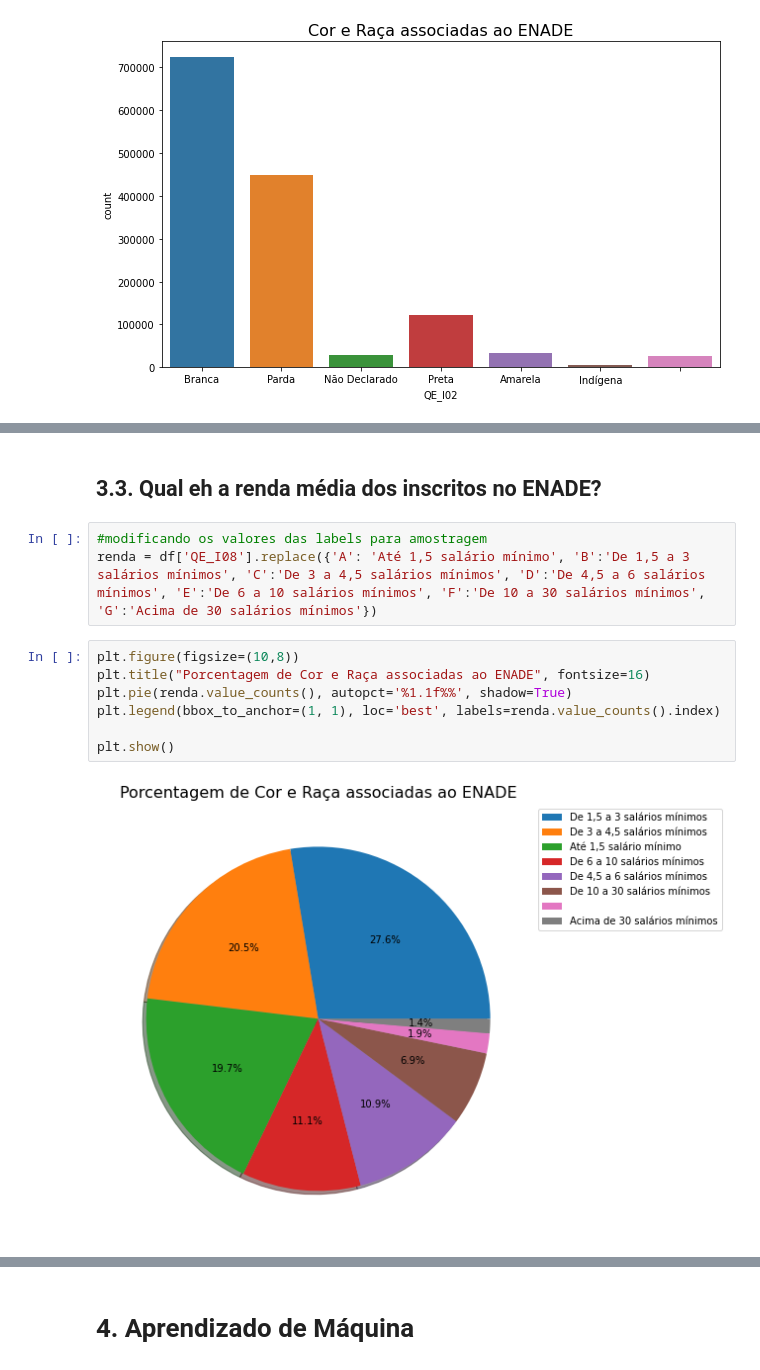
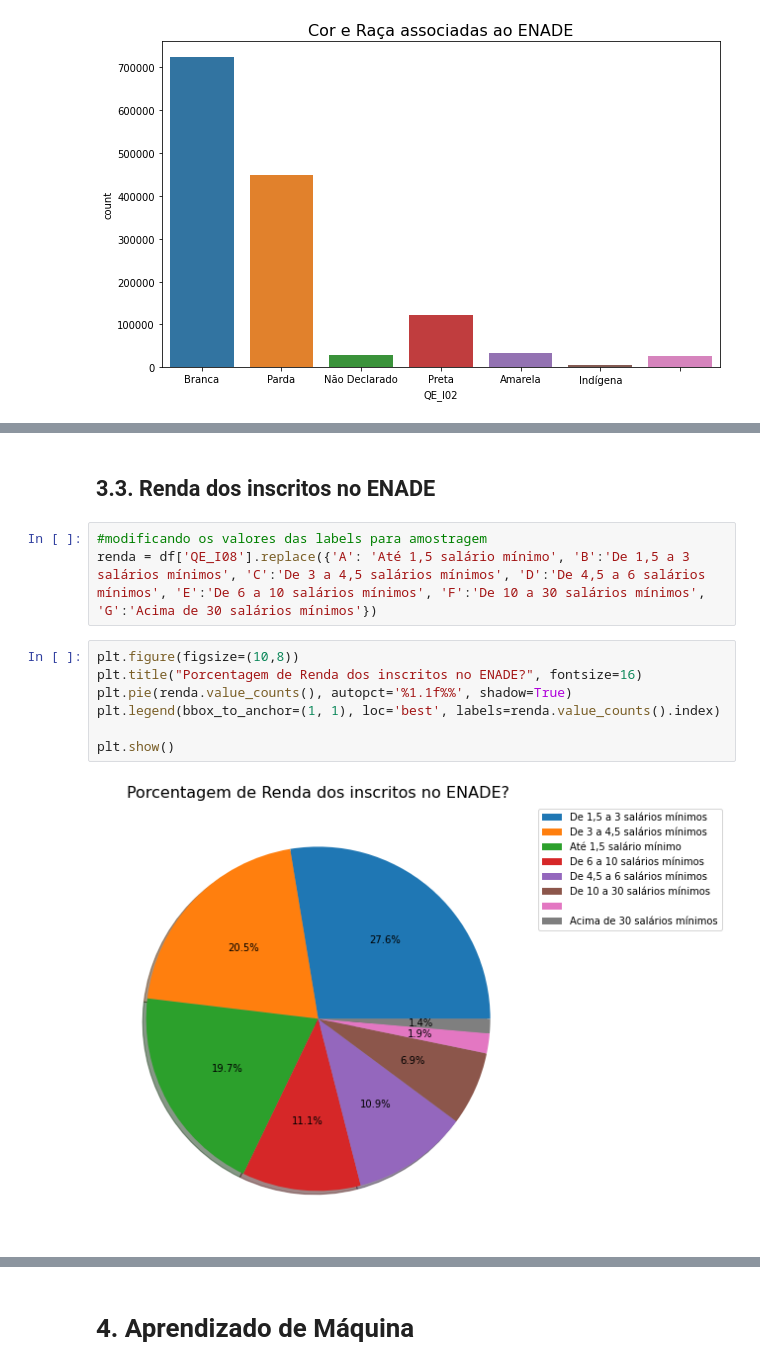
Before and after one commit to MelissapG/data-warehouse, a Jupyter notebook: prova-individual/DW-Prova_Individual.ipynb, the cells around one changed output, grey strips where cells are left out. Saved outputs shown, nothing was run; the diff lists cells and outputs as text.

```diff
--- a/prova-individual/DW-Prova_Individual.ipynb
+++ b/prova-individual/DW-Prova_Individual.ipynb
@@ -202,14 +203,14 @@ plt.show()
 # %% [markdown]
-## 3.3. Qual eh a renda média dos inscritos no ENADE?
+## 3.3. Renda dos inscritos no ENADE
 # %%
 #modificando os valores das labels para amostragem
 renda = df['QE_I08'].replace({'A': 'Até 1,5 salário mínimo', 'B':'De 1,5 a 3 salários mínimos', 'C':'De 3 a 4,5 salários mínimos', 'D':'De 4,5 a 6 salários mínimos', 'E':'De 6 a 10 salários mínimos', 'F':'De 10 a 30 salários mínimos', 'G':'Acima de 30 salários mínimos'})
 # %%
 plt.figure(figsize=(10,8))
-plt.title("Porcentagem de Cor e Raça associadas ao ENADE", fontsize=16)
+plt.title("Porcentagem de Renda dos inscritos no ENADE?", fontsize=16)
 plt.pie(renda.value_counts(), autopct='%1.1f%%', shadow=True)
 plt.legend(bbox_to_anchor=(1, 1), loc='best', labels=renda.value_counts().index)
 
 plt.show()
 # %% [output]
-[figure, old version]
+[figure, new version]
```
Also changed, not shown: parts of 33 cells of this notebook.
